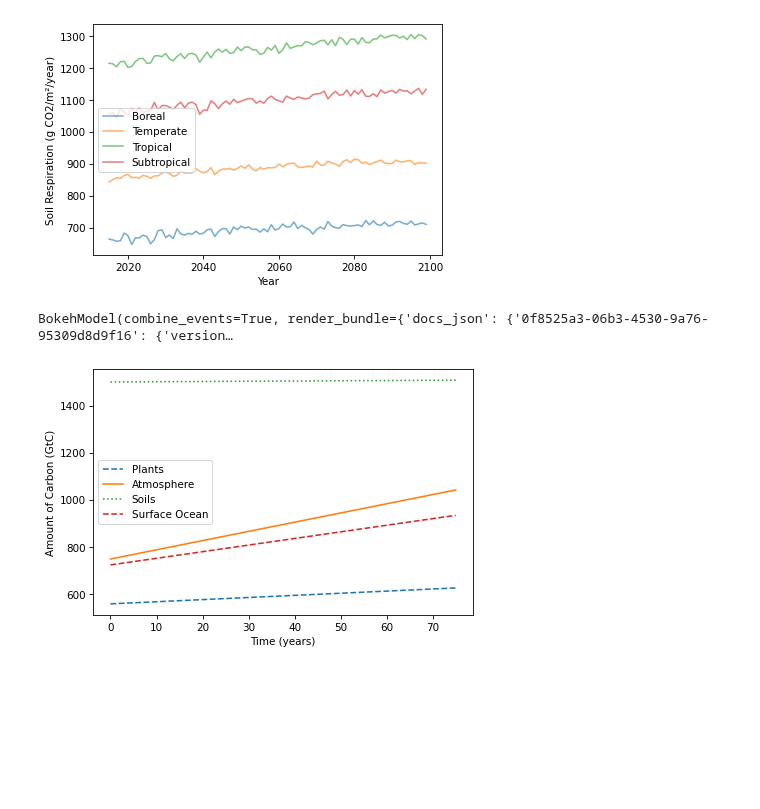
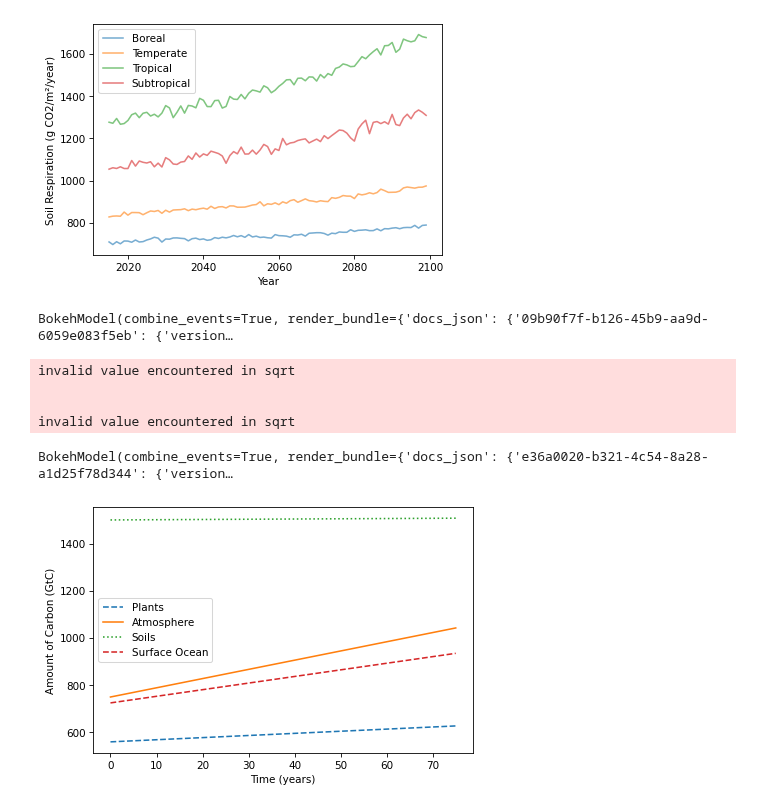
Before and after one commit to vinmk-git/Soil-Respiration-Model, a Jupyter notebook: soilRmodel.ipynb, the cells around one changed output. Cells and saved outputs as stored; diff of their text form; code cells hidden in the pictures; blank space fills up the shorter version.

```diff
--- a/soilRmodel.ipynb
+++ b/soilRmodel.ipynb
@@ -428,8 +327,10 @@ Files processed
 # %%
-scenario = "ssp2_4_5"  # Change this to "ssp1_2_6", "ssp2_4_5", or "ssp5_8_5" to select the scenario
+scenario = input("Enter the warming scenario you want to model. Please choose either ssp1_2_6, ssp2_4_5, or ssp5_8_5. \n These correspond to 1.8 °C, 2.7 °C, and 4.4 °C warming by 2100.")
 
 temperature_dataset = select_scenario(scenario)[0]
 moisture_dataset = select_scenario(scenario)[1]
+
+print(f"Confirming scenario {scenario}. \n")
 
 min_val_temp = temperature_dataset["tas"].min().values
 max_val_temp = temperature_dataset["tas"].max().values
@@ -467,6 +368,6 @@ historical_moisture = historical_moisture_dataset["mrsos"].hvplot(x="lon",
                                         clim=(min_val_hm, max_val_hm),
                                         alpha=0.7)
 
-#temp
+temp
 #moisture                                                                       #uncomment to plot moisture time series
 #historical_moisture
@@ -491,7 +395,8 @@ forests = df[df["Biome"].isin(biomes) & df["Ecosystem_type"].isin(["Forest"])]
 #forests.dtypes
 # %%
 forests['Site_name'] = forests['Site_name'].astype(str).fillna('Unknown')
-forests["r"] = forests["Rs_annual"]/3                                                                             # for calculating the radius of the circles in the map based on the annual soil respiration rates
+radius_scaling = 3
+forests["r"] = forests["Rs_annual"]/radius_scaling                                                                             # for calculating the radius of the circles in the map based on the annual soil respiration rates
 
 # overlaying the data from the SRDB on a map using hvplot, geopandas, and geoviews
 plot = forests.hvplot.points(
@@ -617,7 +522,7 @@ hist_moist_plot * nnplot
 # biomes = ["Boreal", "Temperate", "Tropical", "Subtropical"]  #list biomes of interest for study
 # forests = forests[forests["Biome"].isin(biomes)]
 
-model_M_global = False
+model_M_global = True
 
-best_params = run_simulation(kfold_splits = 5, model_M = model_M_global, RF = False)
+best_params = run_simulation(kfold_splits = 10, model_M = model_M_global, RF = False)
 # %% [output]
@@ -664,39 +569,46 @@ You passed a edgecolor/edgecolors ('red') for an unfilled marker ('x').  Matplot
 # %%
 # modeling soil respiration using the data from the CDS and SRDB, and plotting the results using hvplot
 # selecting nearest neighbor temperature from Temperature dataset
 
 projections_df["Rs_pred"] = (Rs_TM_function(best_params, projections_df[["tas", "mrsos"]].values, model_M_global))/12      # generate soil repspiration predictions based on nearest neighbor temperature, moisture, and model parameters
 
 annual_predictions = projections_df.groupby(["lat", "lon", "Record_number","year", "Biome"])[['tas', "mrsos"]].mean().reset_index()
 annual_predictions["Rs_annual_predictions"] = (Rs_TM_function(best_params, annual_predictions[["tas", "mrsos"]].values, model_M_global))
 
 biome_predictions = annual_predictions.groupby(["year", "Biome"])[["Rs_annual_predictions"]].mean().reset_index()
 
 for i in biomes:
     biome = biome_predictions[biome_predictions["Biome"] == i]
     plt.plot(biome["year"], biome["Rs_annual_predictions"], alpha= 0.6, label =f"{i}")
 
 plt.xlabel('Year')
 plt.ylabel('Soil Respiration (g CO2/m²/year)')
 plt.legend()
 plt.show()
 
-# temp3 = annual_predictions.hvplot.points(x='lon',
-#                         y='lat',
-#                         c = "Biome",
-#                         groupby='year',
-#                         #cmap='RdBu_r',
-#                         size = "Rs_predictions",
-#                         tiles='OSM',            # Add OpenStreetMap basemap
-#                         frame_width=600,
-#                         frame_height=400,
-#                         #clim=(min_val_temp, max_val_temp)
-#                         )
+annual_predictions["r"] = annual_predictions["Rs_annual_predictions"]  / radius_scaling
 
-# temp3
+temp3 = annual_predictions.hvplot.points(x='lon',
+                        y='lat',
+                        c = "Biome",
+                        groupby='year',
+                        cmap='YlGnBu',
+                        size = "Rs_annual_predictions",
+                        #tiles='OSM',            # Add OpenStreetMap basemap
+                        frame_width=600,
+                        frame_height=400,
+                        clim=(min_val_temp, max_val_temp),
+                        hover_cols=["Site_name", 'Biome', 'tas', "mrsos", "Rs_annual_predictions"]
+                        )
+
+temp3
 # %% [output]
-[figure, old version]
+[figure, new version]
+BokehModel(combine_events=True, render_bundle={'docs_json': {'09b90f7f-b126-45b9-aa9d-6059e083f5eb': {'version…
 # %%
+min_val_pR = projections_df["Rs_pred"].min()
+max_val_pR = projections_df["Rs_pred"].max()
+
 Rs_predictions = projections_df.hvplot.points(
     x='lon',
     y='lat',
@@ -707,12 +619,17 @@ Rs_predictions = projections_df.hvplot.points(
     legend='left',             # choose from ['top_right', 'top_left', 'bottom_left', 'bottom_right', 'right', 'left', 'top', 'bottom']
     frame_width=600,
     frame_height=400,
-    #groupby='study_year'
+    groupby='time',
+    clim = (min_val_pR, max_val_pR)
 )
 
 temp * Rs_predictions
 # %% [output]
-BokehModel(combine_events=True, render_bundle={'docs_json': {'0f8525a3-06b3-4530-9a76-95309d8d9f16': {'version…
+invalid value encountered in sqrt
+
+
+invalid value encountered in sqrt
+BokehModel(combine_events=True, render_bundle={'docs_json': {'e36a0020-b321-4c54-8a28-a1d25f78d344': {'version…
 # %%
 #modeling soil respiration using the data from the CDS and SRDB, and plotting the results using matplotlib
 
```
Also changed, not shown: parts of 12 cells of this notebook.
